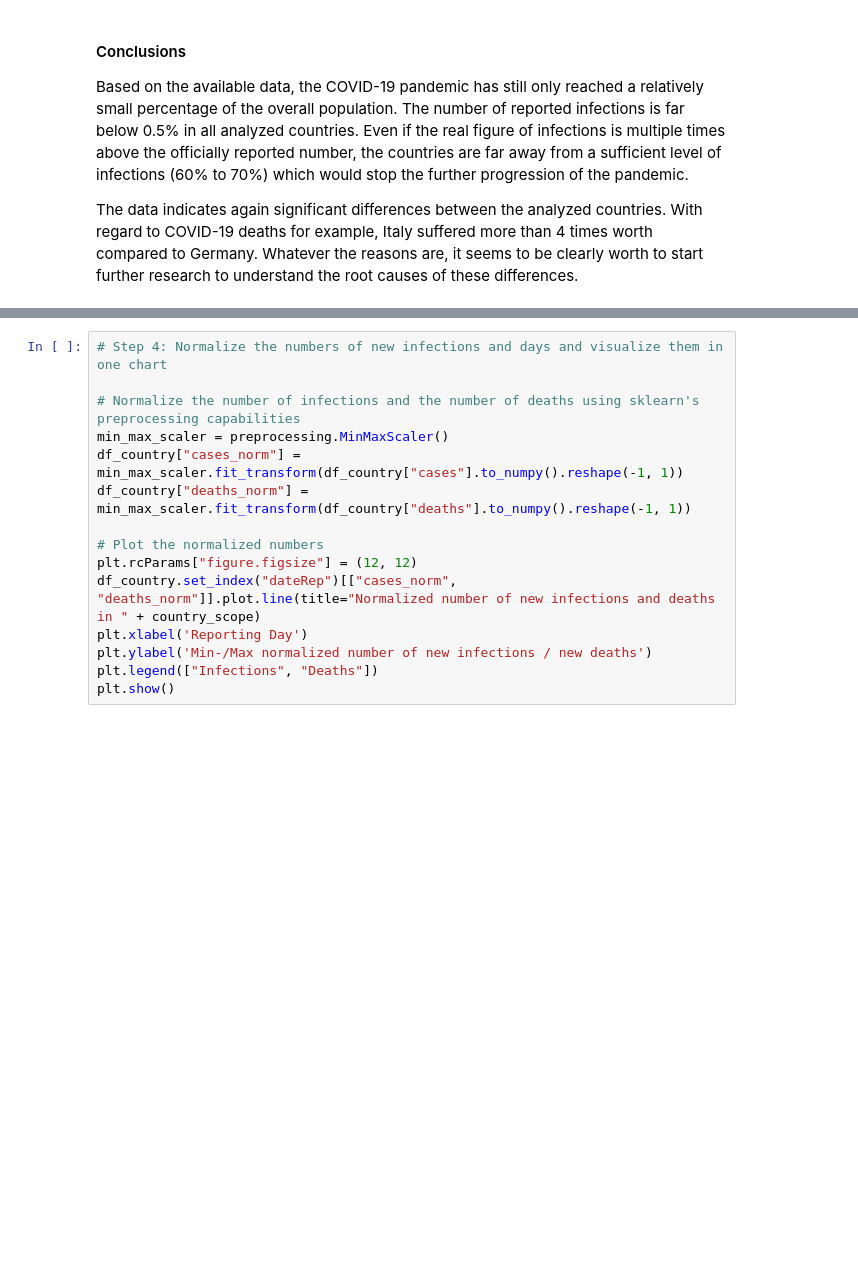
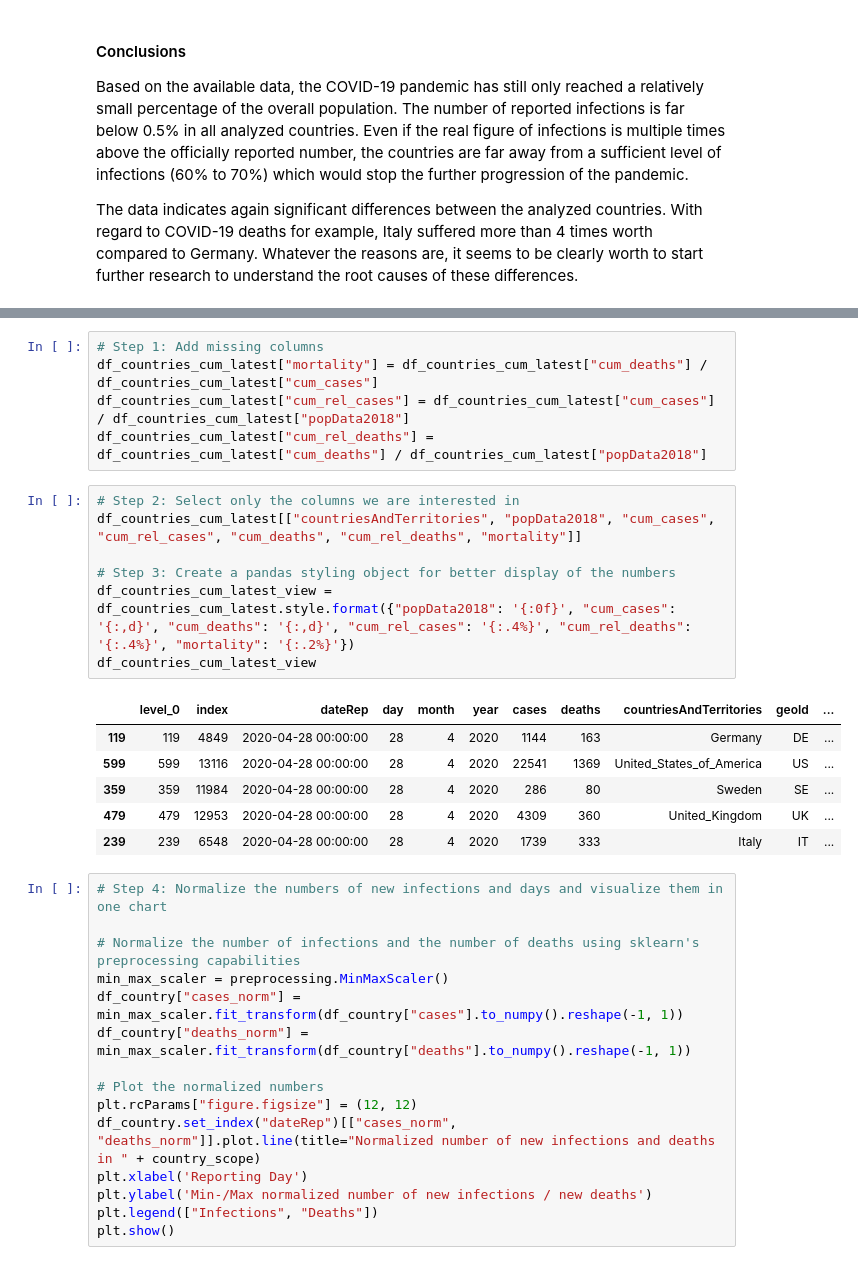
Before and after one commit to praemisit/COVID19_DataExploration, a Jupyter notebook: COVID19_DataExploration.ipynb, the cells around one changed output, grey strips where cells are left out. Saved outputs shown, nothing was run; the diff lists cells and outputs as text; blank space fills up the shorter version.

```diff
--- a/COVID19_DataExploration.ipynb
+++ b/COVID19_DataExploration.ipynb
@@ -508,3 +581,22 @@ The data indicates again significant differences between the analyzed countries.
+# %%
+# Step 1: Add missing columns
+df_countries_cum_latest["mortality"] = df_countries_cum_latest["cum_deaths"] / df_countries_cum_latest["cum_cases"]
+df_countries_cum_latest["cum_rel_cases"] = df_countries_cum_latest["cum_cases"] / df_countries_cum_latest["popData2018"]
+df_countries_cum_latest["cum_rel_deaths"] = df_countries_cum_latest["cum_deaths"] / df_countries_cum_latest["popData2018"]
+# %%
+# Step 2: Select only the columns we are interested in
+df_countries_cum_latest[["countriesAndTerritories", "popData2018", "cum_cases", "cum_rel_cases", "cum_deaths", "cum_rel_deaths", "mortality"]]
+
+# Step 3: Create a pandas styling object for better display of the numbers
+df_countries_cum_latest_view = df_countries_cum_latest.style.format({"popData2018": '{:0f}', "cum_cases": '{:,d}', "cum_deaths": '{:,d}', "cum_rel_cases": '{:.4%}', "cum_rel_deaths": '{:.4%}', "mortality": '{:.2%}'})
+df_countries_cum_latest_view
+# %% [output]
+|  | level_0 | index | dateRep | day | month | year | cases | deaths | countriesAndTerritories | geoId | ... |
+| 119 | 119 | 4849 | 2020-04-28 00:00:00 | 28 | 4 | 2020 | 1144 | 163 | Germany | DE | ... |
+| 599 | 599 | 13116 | 2020-04-28 00:00:00 | 28 | 4 | 2020 | 22541 | 1369 | United_States_of_America | US | ... |
+| 359 | 359 | 11984 | 2020-04-28 00:00:00 | 28 | 4 | 2020 | 286 | 80 | Sweden | SE | ... |
+| 479 | 479 | 12953 | 2020-04-28 00:00:00 | 28 | 4 | 2020 | 4309 | 360 | United_Kingdom | UK | ... |
+| 239 | 239 | 6548 | 2020-04-28 00:00:00 | 28 | 4 | 2020 | 1739 | 333 | Italy | IT | ... |
 # %%
 # Step 4: Normalize the numbers of new infections and days and visualize them in one chart
 
```
Also changed, not shown: parts of 6 cells of this notebook, 2 other files.
